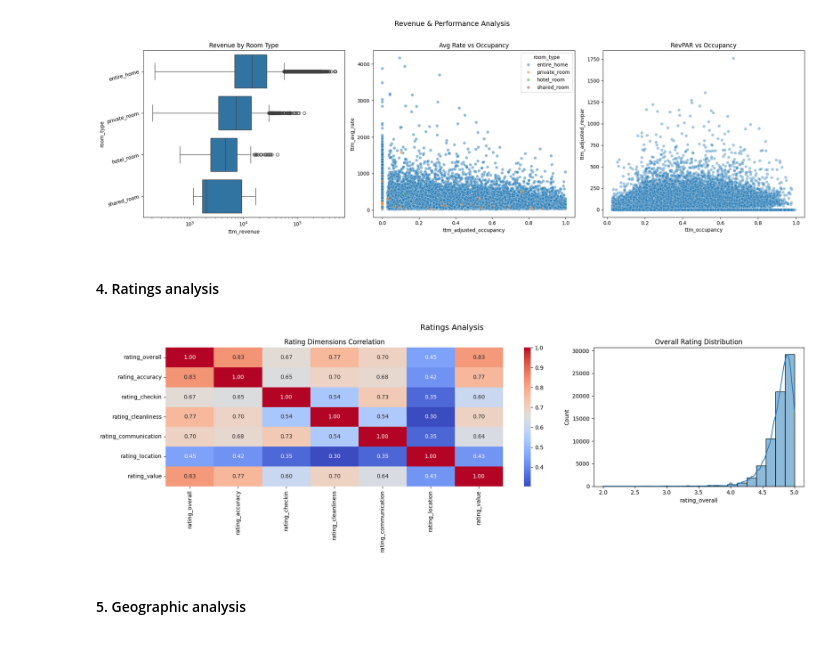
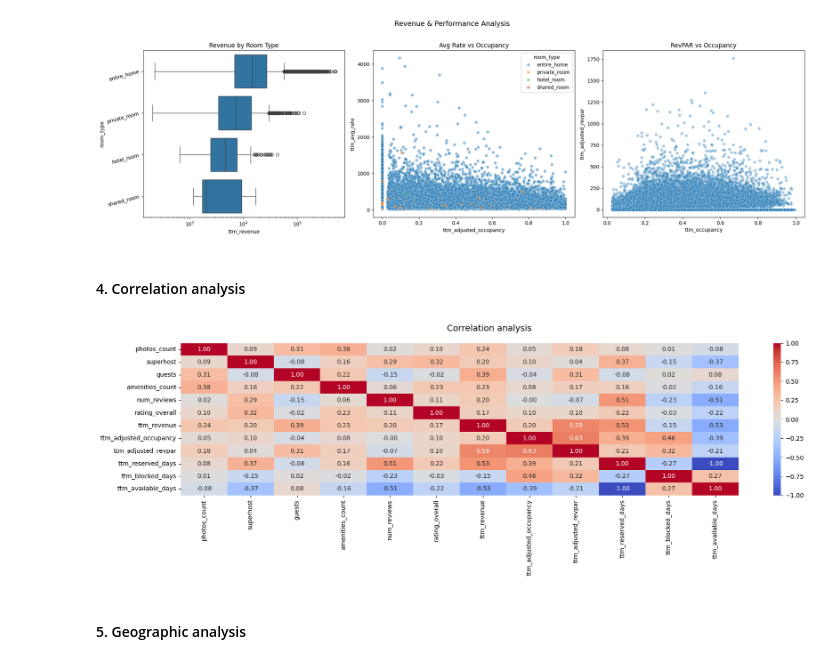
Before and after one commit to HenriquePRebolho/AirbnbDataMining, a Jupyter notebook: eda_etl/listings_eda_etl.ipynb, the cells around one changed output. Saved outputs shown, nothing was run; the diff lists cells and outputs as text; code cells hidden in the pictures.

Commit message:
fixing correlation matrix

```diff
--- a/eda_etl/listings_eda_etl.ipynb
+++ b/eda_etl/listings_eda_etl.ipynb
@@ -360,28 +360,26 @@ plt.show()
 # %% [output]
 [figure]
 # %% [markdown]
-#### 4. Ratings analysis
+#### 4. Correlation analysis
 # %%
-rating_cols = ["rating_overall", "rating_accuracy", "rating_checkin", "rating_cleanliness",
-               "rating_communication", "rating_location", "rating_value"
+
+corr_cols = [
+       'photos_count', 'superhost', 'guests', 'amenities_count','num_reviews',
+       'rating_overall', 'ttm_revenue', 'ttm_adjusted_occupancy', 'ttm_adjusted_revpar',
+       'ttm_reserved_days', 'ttm_blocked_days', 'ttm_available_days',
 ]
 
-fig, axes = plt.subplots(1, 2, figsize=(18, 6), gridspec_kw={"width_ratios": [2, 1]})
+fig, axes = plt.subplots(figsize=(18, 6))
 
 # Correlation heatmap
-sns.heatmap(df_clean[rating_cols].corr(), annot=True, fmt=".2f", cmap="coolwarm",
-            ax=axes[0])
-axes[0].set_title("Rating Dimensions Correlation")
+sns.heatmap(df_clean[corr_cols].corr(), annot=True, fmt=".2f", cmap="coolwarm",
+)
 
-# Distribution of overall rating
-sns.histplot(df_clean["rating_overall"].dropna(), bins=20, kde=True, ax=axes[1])
-axes[1].set_title("Overall Rating Distribution")
-
-plt.suptitle("Ratings Analysis", fontsize=14)
+plt.suptitle("Correlation analysis", fontsize=14)
 plt.tight_layout()
 plt.show()
 # %% [output]
-[figure, old version]
+[figure, new version]
 # %% [markdown]
 #### 5. Geographic analysis
 # %%
```
Also changed, not shown: parts of 1 cell of this notebook.
